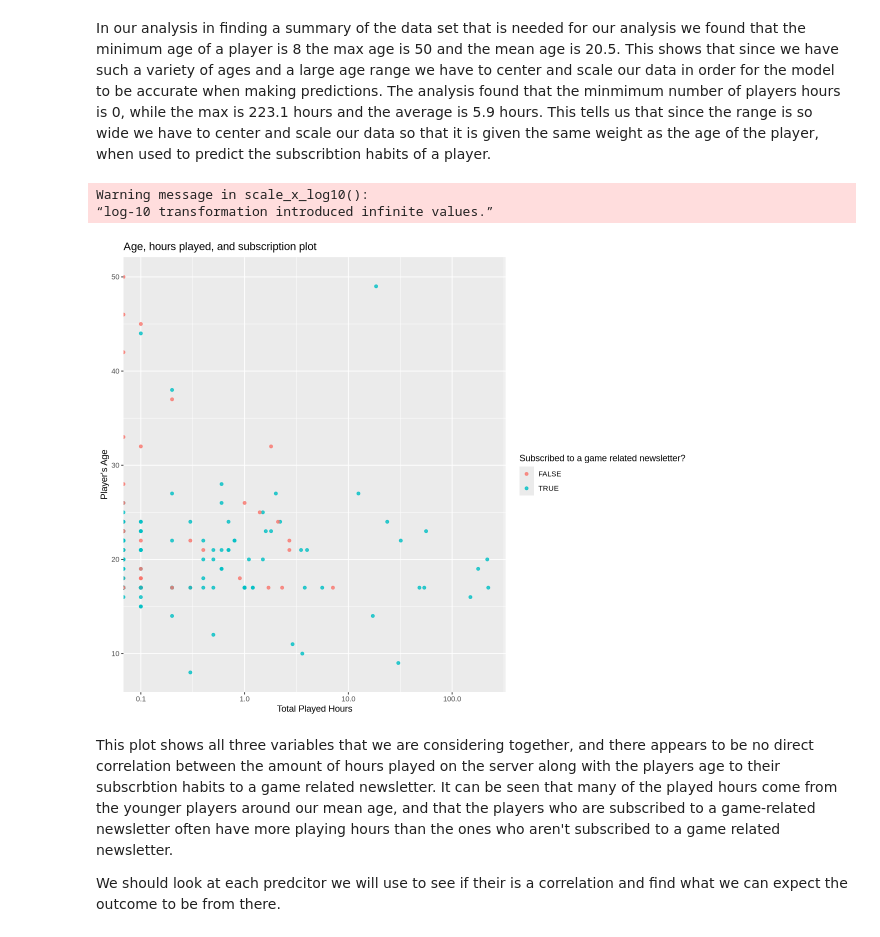
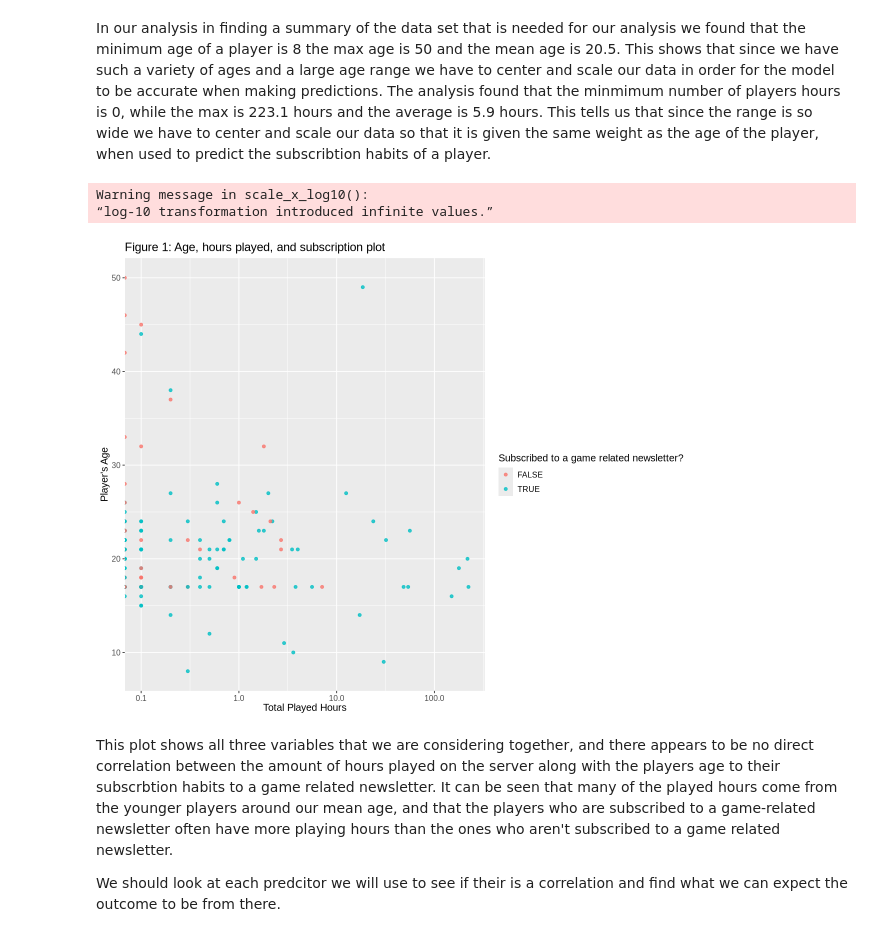
Before and after one commit to madeline1312/Dsci-100-Project, a Jupyter notebook: Final Project Report.ipynb, the cells around one changed output. Cells and saved outputs as stored; diff of their text form; code cells hidden in the pictures.

```diff
--- a/Final Project Report.ipynb
+++ b/Final Project Report.ipynb
@@ -73,18 +73,19 @@ The analysis found that the minmimum number of players hours is 0, while the max
 # %%
 options(repr.plot.width = 10, repr.plot.height = 8)
 players_plot<-players|>
 ggplot(aes(x=played_hours, y=Age, colour=subscribe))+
 geom_point(alpha=0.8)+
 labs(y="Player's Age", x="Total Played Hours",
      colour="Subscribed to a game related newsletter?")+
-ggtitle("Age, hours played, and subscription plot")+
-scale_x_log10()
+ggtitle("Figure 1: Age, hours played, and subscription plot")+
+scale_x_log10()+
+theme(text = element_text(size = 12))
 
 players_plot
 # %% [output]
 Warning message in scale_x_log10():
 “log-10 transformation introduced infinite values.”
-[figure, old version]
+[figure, new version]
 # %% [markdown]
 This plot shows all three variables that we are considering together, and there appears to be no direct correlation between the amount of hours played on the server along with the players age to their subscrbtion habits to a game related newsletter. It can be seen that many of the played hours come from the younger players around our mean age, and that the players who are subscribed to a game-related newsletter often have more playing hours than the ones who aren't subscribed to a game related newsletter.
 
```
Also changed, not shown: parts of 4 cells of this notebook.
